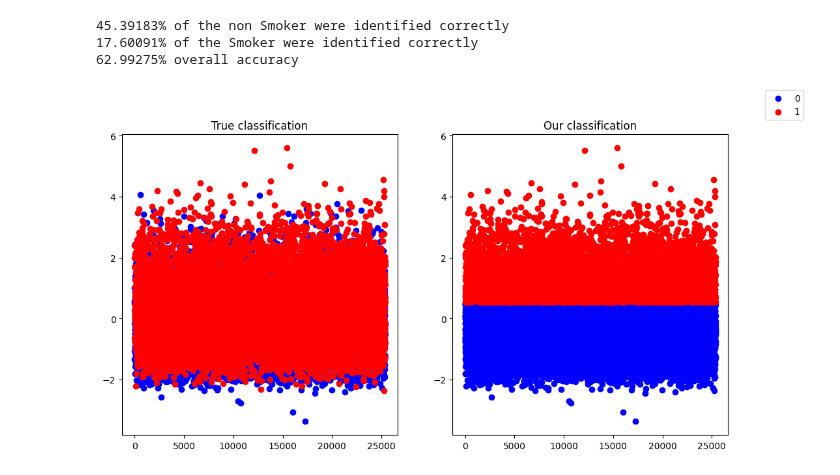
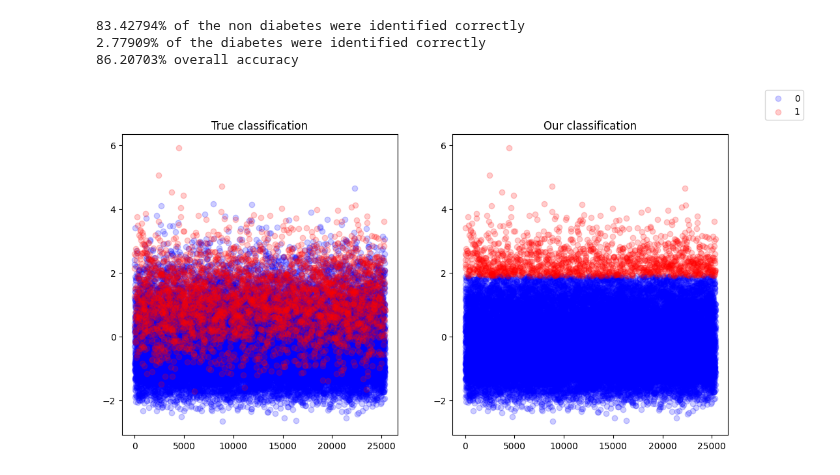
Before and after one commit to jako4295/ML_miniproject, a Jupyter notebook: lda_classifier.ipynb, the cells around one changed output. Saved outputs shown, nothing was run; the diff lists cells and outputs as text; code cells hidden in the pictures.

```diff
--- a/lda_classifier.ipynb
+++ b/lda_classifier.ipynb
@@ -5,7 +5,7 @@ import pandas as pd
 from sklearn.discriminant_analysis import LinearDiscriminantAnalysis as LDA
 from scipy.stats import multivariate_normal as mn
 # %%
-path = "data_Smoker/"
+path = "data/"
 data = "all" # options are "all", "2", "10" standing for the dim
 samples = "max" # for full len of data say "max" otherwise int
 # %%
@@ -88,25 +88,25 @@ print(f"{accuracy_0*100:.5f}% of the non {label} were identified correctly")
 print(f"{accuracy_1*100:.5f}% of the {label} were identified correctly")
 print(f"{acc*100:.5f}% overall accuracy")
 # %% [output]
-45.39183% of the non Smoker were identified correctly
-17.60091% of the Smoker were identified correctly
-62.99275% overall accuracy
+83.42794% of the non diabetes were identified correctly
+2.77909% of the diabetes were identified correctly
+86.20703% overall accuracy
 # %%
 class0 = tst_lda[np.where(result==0)]
 class1 = tst_lda[np.where(result==1)]
 # %%
 fig, ax = plt.subplots(1, 2)
 x = np.arange(len(tst_lda))
-ax[0].scatter(x[index0], tst_lda[index0], label="0", c="b")
-ax[0].scatter(x[index1], tst_lda[index1], label="1", c="r")
+ax[0].scatter(x[index0], tst_lda[index0], label="0", c="b", alpha=0.2)
+ax[0].scatter(x[index1], tst_lda[index1], label="1", c="r", alpha=0.2)
 ax[0].set_title("True classification")
 
-ax[1].scatter(x[np.where(result==0)], class0, c="b")
-ax[1].scatter(x[np.where(result==1)], class1, c="r")
+ax[1].scatter(x[np.where(result==0)], class0, c="b", alpha=0.2)
+ax[1].scatter(x[np.where(result==1)], class1, c="r", alpha=0.2)
 ax[1].set_title("Our classification")
 
 fig.set_size_inches(12, 6)
 fig.legend()
 plt.show()
 # %% [output]
-[figure, old version]
+[figure, new version]
```
